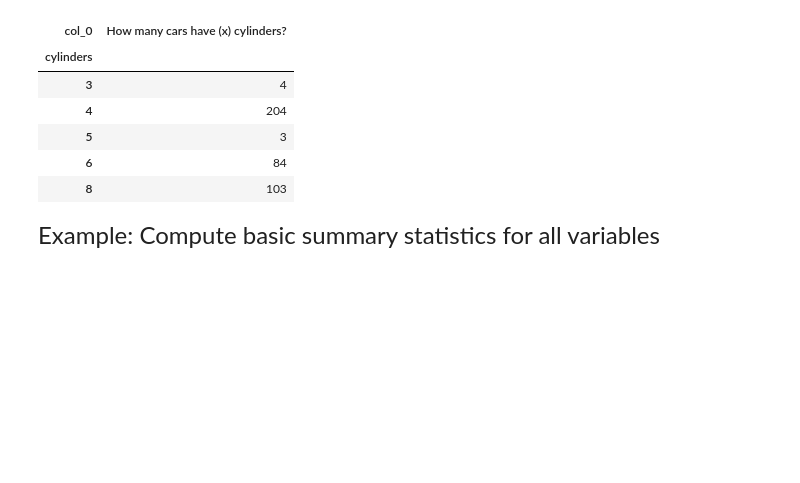
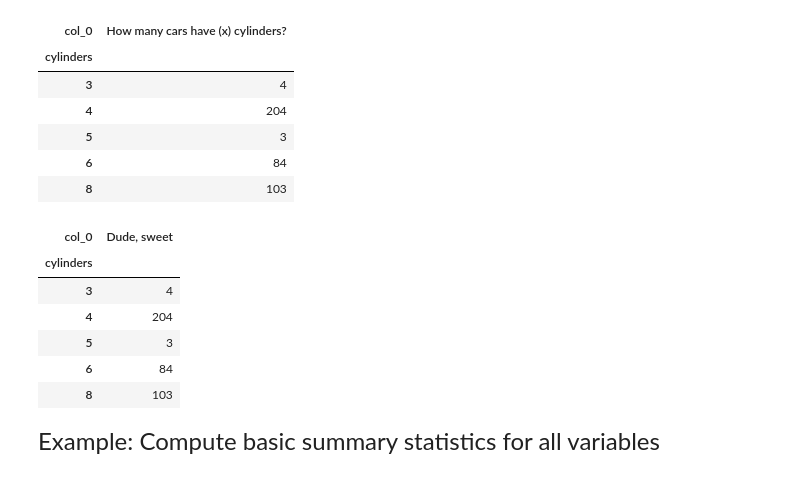
Before and after one commit to alejandrosanchezbecerra/qtm151spring2023, a Jupyter notebook: Lecture 01/Lecture1(personal notes).ipynb, the cells around one changed output. Saved outputs shown, nothing was run; the diff lists cells and outputs as text; code cells hidden in the pictures; blank space fills up the shorter version.

```diff
--- a/Lecture 01/Lecture1(personal notes).ipynb
+++ b/Lecture 01/Lecture1(personal notes).ipynb
@@ -154,6 +170,16 @@ pd.crosstab(index = carfeatures['cylinders'],columns = "How many cars have (x) c
 | 8 | 103 |
 # %%
 #-- Try the command again but this time change the title
+
+pd.crosstab(index = carfeatures['cylinders'],columns = "Dude, sweet")
+# %% [output]
+| col_0 | Dude, sweet |
+| cylinders |  |
+| 3 | 4 |
+| 4 | 204 |
+| 5 | 3 |
+| 6 | 84 |
+| 8 | 103 |
 # %% [markdown]
 <font size="5">
 
```
Also changed, not shown: parts of 5 cells of this notebook, 3 other files.
